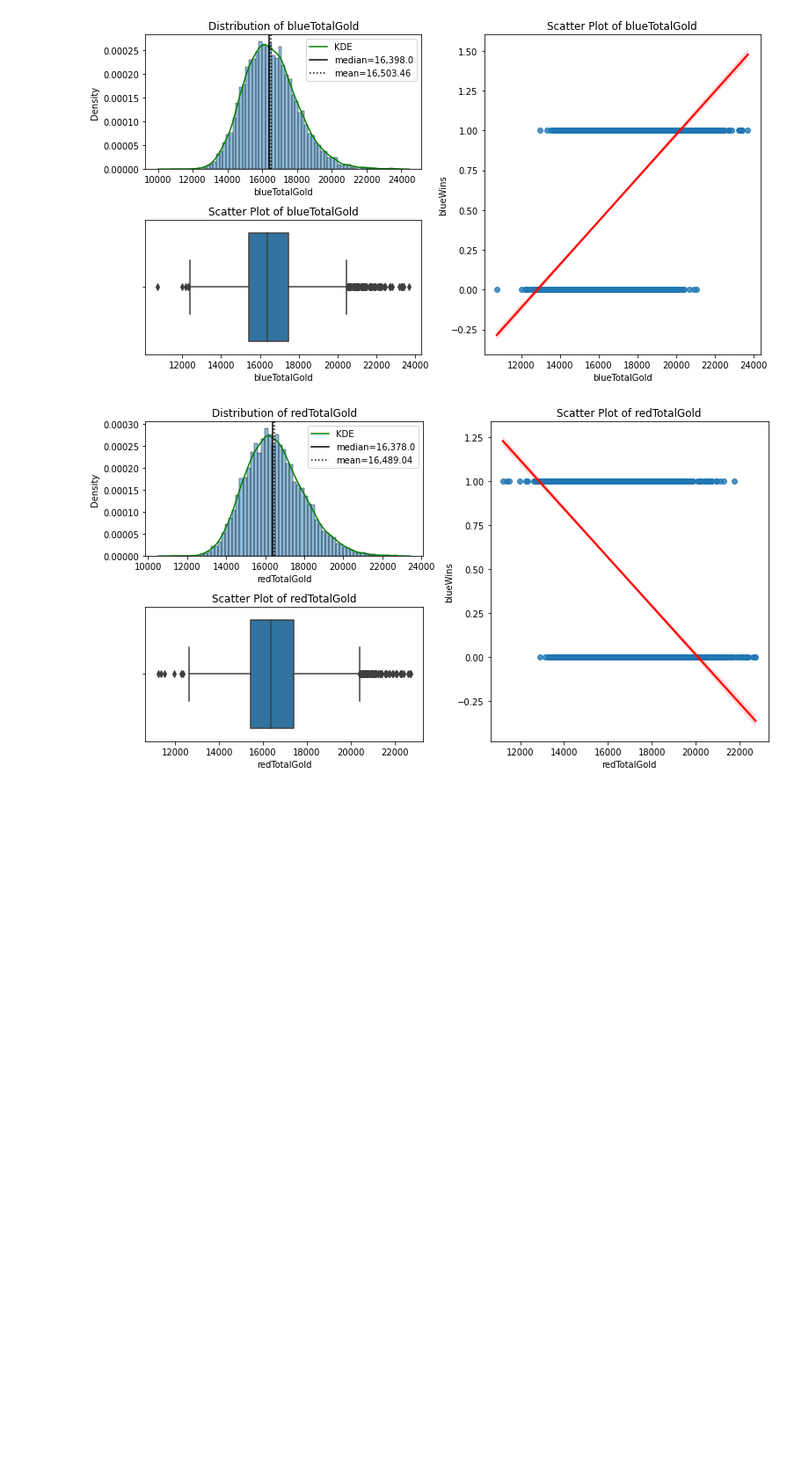
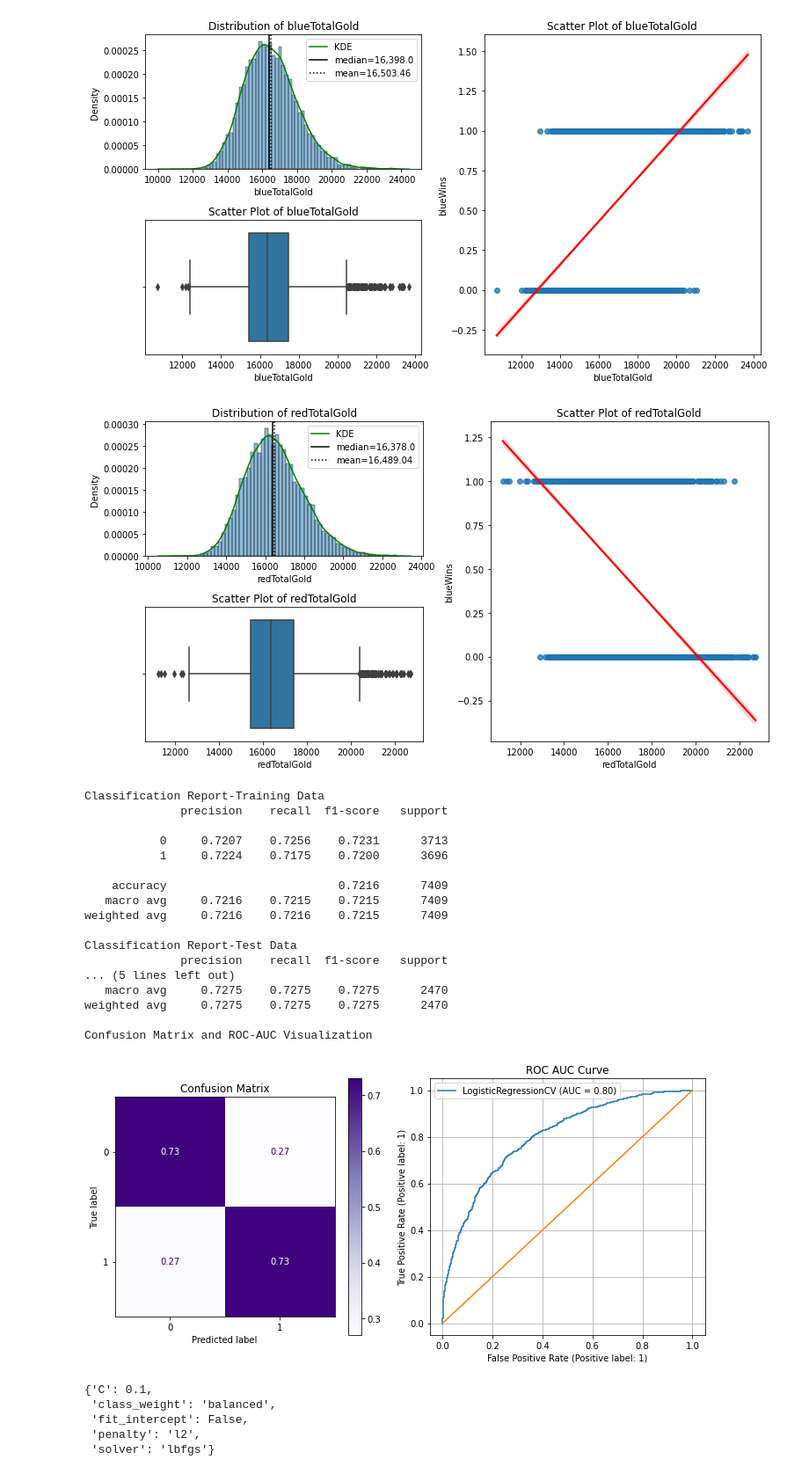
Before and after one commit to EricTHNguyen/My-league-game-analysis, a Jupyter notebook: notebook7b14834385.ipynb, the cells around one changed output. Shown at 88% size. Drawn from its saved outputs; the diff is of its cells as text; code cells hidden in the pictures; blank space fills up the shorter version.

```diff
--- a/notebook7b14834385.ipynb
+++ b/notebook7b14834385.ipynb
@@ -263,7 +263,7 @@ def evaluate_model(model, X_train, y_train, X_test, y_test, digits=4, figsize=(1
     fig, axes =plt.subplots(ncols=2, figsize=figsize)
 
     #confusion matrix
-    metrics.plot_confusion_matix(model, X_test, y_test, normalize='true',cmap='Purples',ax=axes[0])
+    metrics.plot_confusion_matrix(model, X_test, y_test, normalize='true',cmap='Purples',ax=axes[0])
     axes[0].set_title('Confusion Matrix')
 
     #Plot ROC curve
@@ -277,7 +277,7 @@ def evaluate_model(model, X_train, y_train, X_test, y_test, digits=4, figsize=(1
     plt.tight_layout()
     plt.show()
 
-    if params==Trues:
+    if params==True:
        print("Model Parameters")
        params= pd.DataFrame(pd.Series(model.get_params()))
        params.columns=['parameters']
@@ -308,7 +308,7 @@ def split_scale(league_df, target, scaler=StandardScaler()):
 
     #Scale cols
     scaler=scaler
-    X_train= pd.DataFrame(scaler.fit_transform(X_train, columns=cols))
+    X_train= pd.DataFrame(scaler.fit_transform(X_train), columns=cols)
     X_test= pd.DataFrame(scaler.transform(X_test), columns=cols)
 
     return X_train, X_test, y_train, y_test
@@ -333,3 +333,48 @@ def fit_eval(model, X_train, y_train, X_test, y_test, digits=4, figsize=(10,5),
     evaluate_model(model, X_train, y_train, X_test, y_test, digits=digits, figsize=figsize, params=params)
 
     return model
+# %%
+#Create training and test data split
+X_train_select, X_test_select, y_train_select, y_test_select= split_scale(df_league, 'blueWins')
+X_train_feat, X_test_feat, y_train_feat, y_test_feat = split_scale(df_feat, 'blueWins')
+# %%
+#fit and evaluate df_league on a log reg model
+log_select = fit_eval(LogisticRegressionCV(random_state=42), X_train_select, y_train_select, X_test_select, y_test_select)
+# %% [output]
+Classification Report-Training Data
+              precision    recall  f1-score   support
+
+           0     0.7207    0.7256    0.7231      3713
+           1     0.7224    0.7175    0.7200      3696
+
+    accuracy                         0.7216      7409
+   macro avg     0.7216    0.7215    0.7215      7409
+weighted avg     0.7216    0.7216    0.7215      7409
+
+Classification Report-Test Data
+              precision    recall  f1-score   support
+... (5 lines left out)
+   macro avg     0.7275    0.7275    0.7275      2470
+weighted avg     0.7275    0.7275    0.7275      2470
+
+Confusion Matrix and ROC-AUC Visualization
+[figure, added]
+# %%
+#create param grid for log red gs and fit to data
+log_reg= LogisticRegression(random_state=42)
+
+params= {'C':[0.001,0.01,0.1,1,10,100,1e6,1e12],
+        'penalty':['l1','l2','elastic_net'],
+        'fit_intercept':[True, False],
+        'solver':["liblinear", "newton-cg", "lbfgs", "sag","saga"],
+        'class_weight':['balanced']}
+log_grid= GridSearchCV(log_reg, params, scoring='recall_macro')
+log_grid.fit(X_train_select, y_train_select)
+#print best params for log_grid
+log_grid.best_params_
+# %% [output]
+{'C': 0.1,
+ 'class_weight': 'balanced',
+ 'fit_intercept': False,
+ 'penalty': 'l2',
+ 'solver': 'lbfgs'}
```
Also changed, not shown: parts of 5 cells of this notebook.
